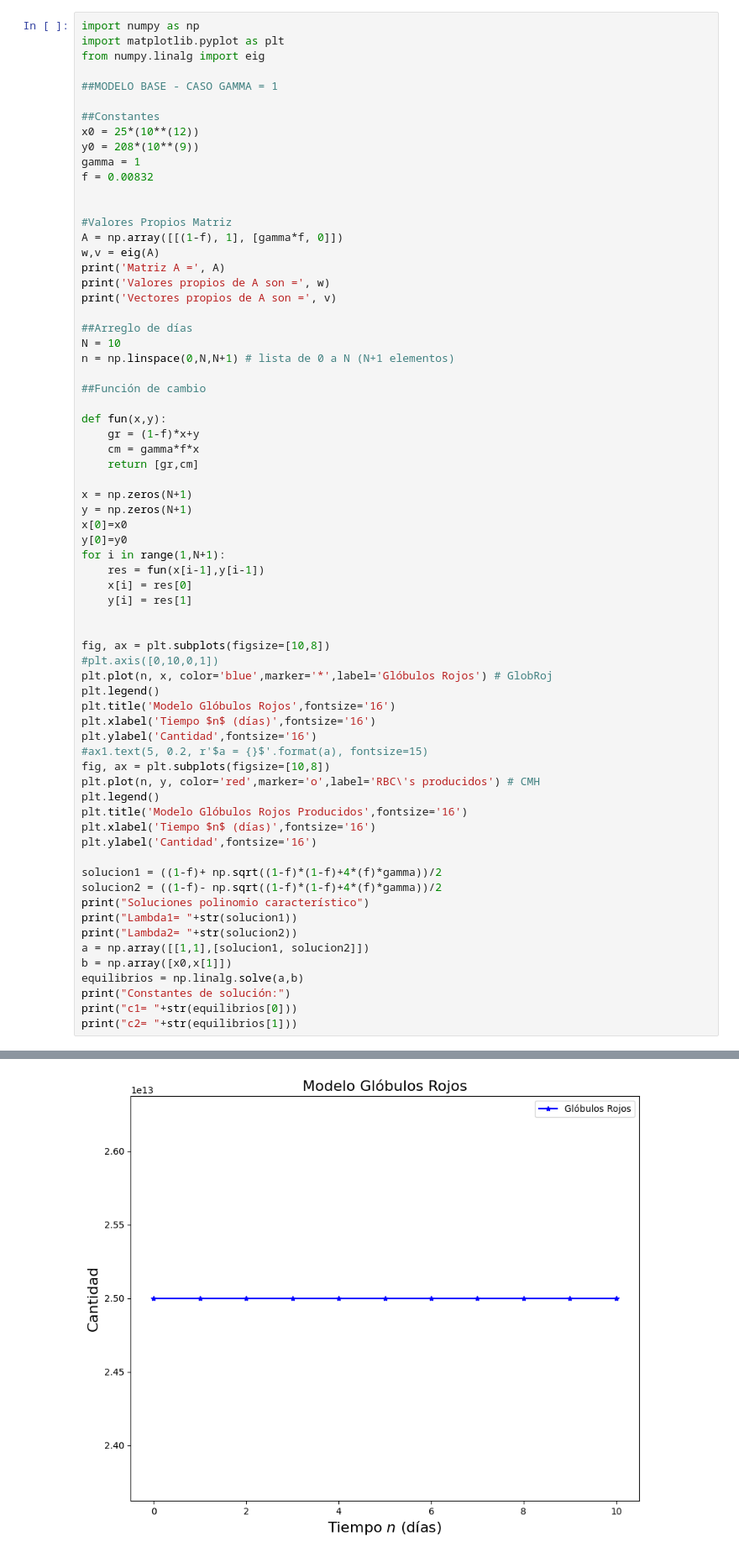
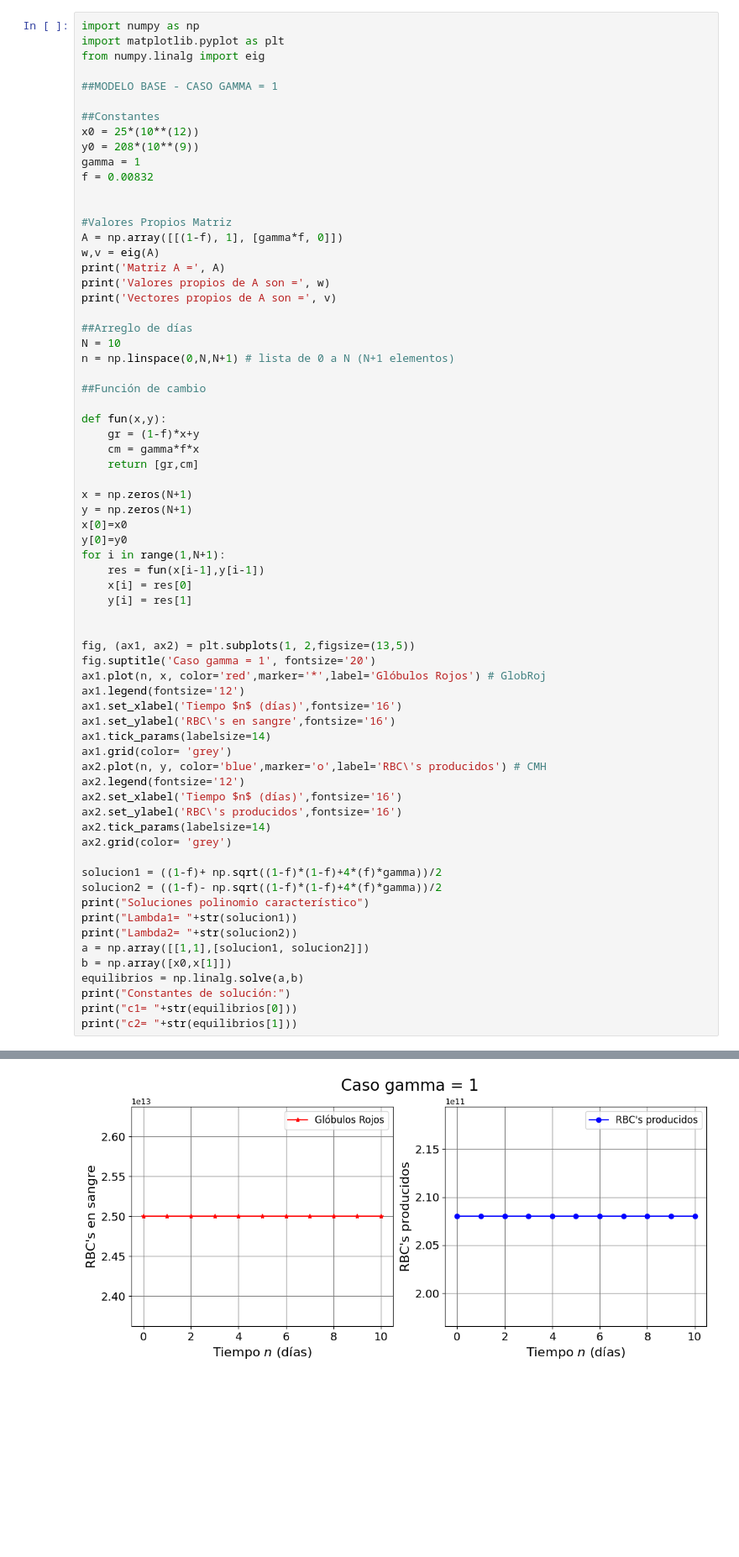
Before and after one commit to MiguelSC01/GraduationProject, a Jupyter notebook: Codigo/Tesis1[20].ipynb, the cells around one changed output, grey strips where cells are left out. Shown: that part at 84% size. Drawn from its saved outputs; the diff is of its cells as text; blank space fills up the shorter version.

Commit message:
Corrección imágenes y equilibrios modelo base

```diff
--- a/Codigo/Tesis1[20].ipynb
+++ b/Codigo/Tesis1[20].ipynb
@@ -40,20 +40,20 @@ for i in range(1,N+1):
     y[i] = res[1]
 
 
-fig, ax = plt.subplots(figsize=[10,8])
-#plt.axis([0,10,0,1])
-plt.plot(n, x, color='blue',marker='*',label='Glóbulos Rojos') # GlobRoj
-plt.legend()
-plt.title('Modelo Glóbulos Rojos',fontsize='16')
-plt.xlabel('Tiempo $n$ (días)',fontsize='16')
-plt.ylabel('Cantidad',fontsize='16')
-#ax1.text(5, 0.2, r'$a = {}$'.format(a), fontsize=15)
-fig, ax = plt.subplots(figsize=[10,8])
-plt.plot(n, y, color='red',marker='o',label='RBC\'s producidos') # CMH
-plt.legend()
-plt.title('Modelo Glóbulos Rojos Producidos',fontsize='16')
-plt.xlabel('Tiempo $n$ (días)',fontsize='16')
-plt.ylabel('Cantidad',fontsize='16')
+fig, (ax1, ax2) = plt.subplots(1, 2,figsize=(13,5))
+fig.suptitle('Caso gamma = 1', fontsize='20')
+ax1.plot(n, x, color='red',marker='*',label='Glóbulos Rojos') # GlobRoj
+ax1.legend(fontsize='12')
+ax1.set_xlabel('Tiempo $n$ (días)',fontsize='16')
+ax1.set_ylabel('RBC\'s en sangre',fontsize='16')
+ax1.tick_params(labelsize=14)
+ax1.grid(color= 'grey')
+ax2.plot(n, y, color='blue',marker='o',label='RBC\'s producidos') # CMH
+ax2.legend(fontsize='12')
+ax2.set_xlabel('Tiempo $n$ (días)',fontsize='16')
+ax2.set_ylabel('RBC\'s producidos',fontsize='16')
+ax2.tick_params(labelsize=14)
+ax2.grid(color= 'grey')
 
 solucion1 = ((1-f)+ np.sqrt((1-f)*(1-f)+4*(f)*gamma))/2
 solucion2 = ((1-f)- np.sqrt((1-f)*(1-f)+4*(f)*gamma))/2
@@ -77 +81 @@ Vectores propios de A son = [[ 0.99996539 -0.70710678]
-[figure, old version]
+[figure, new version]
```
Also changed, not shown: parts of 5 cells of this notebook, 16 other files.
